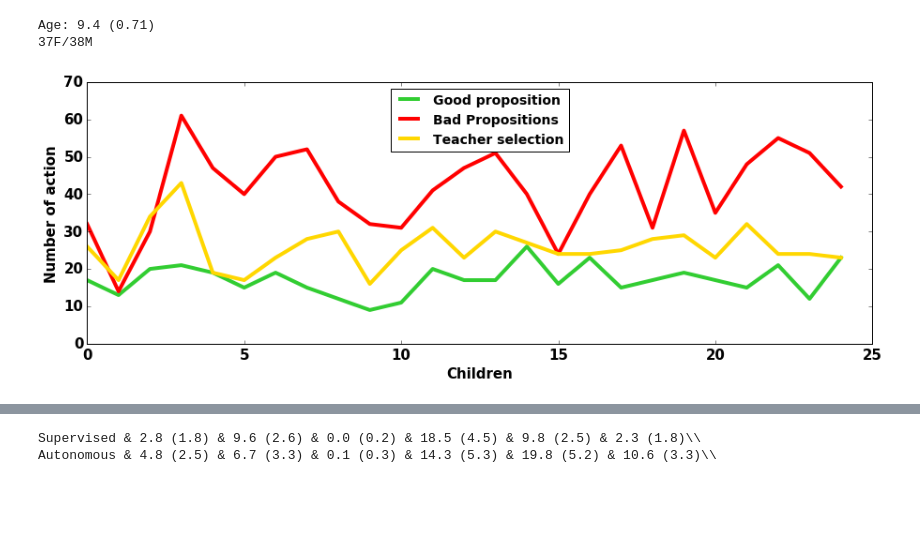
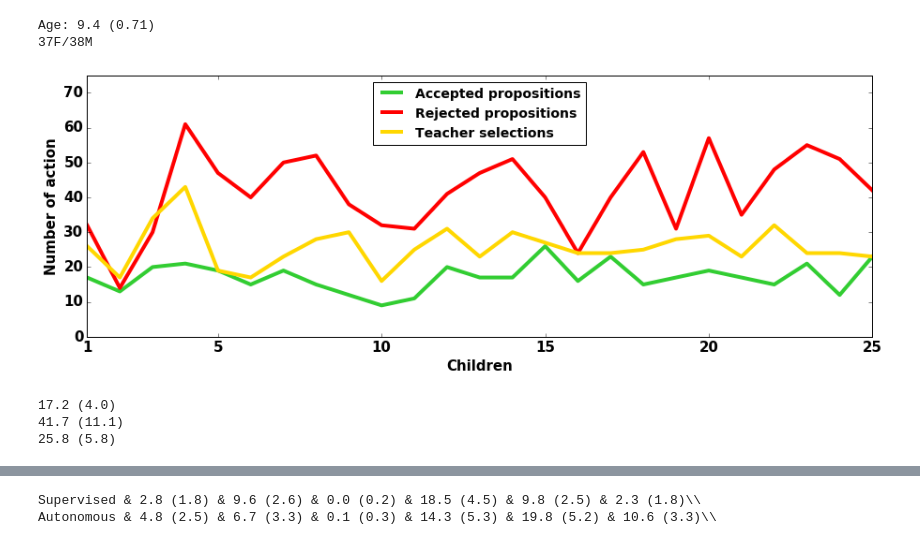
Before and after one commit to emmanuel-senft/data-foodchain, a Jupyter notebook: analyse.ipynb, the cells around one changed output, grey strips where cells are left out. Drawn from its saved outputs; the diff is of its cells as text; code cells hidden in the pictures; blank space fills up the shorter version.

```diff
--- a/analyse.ipynb
+++ b/analyse.ipynb
@@ -179,6 +266,8 @@ Age: 9.4 (0.71)
 37F/38M
 # %%
 #Supervisor
+
+#saving=True
 with open("supervisor.json",'r') as f:
     d=json.load(f)
 ratio=[]
@@ -204,38 +293,54 @@ for i, a in enumerate(d):
     n_autoexe[i]=len(a["autoexe"])
     n_enforced[i]=len(a["enforced"])
     n_reenforced[i]=len(a["reenforced"])
     n_doit[i]=len(a["doit"])
     n_select[i]=len(a["select"])
     n_cancel[i]=len(a["cancel"])
     n_remove[i]=len(a["remove"])
 
 saving=True
 f=plt.figure(figsize=(15,5))
+x=np.arange(25)+1
 n_good=n_autoexe+n_enforced+n_doit+n_reenforced
 n_bad=n_cancel + n_remove + n_skip - n_reenforced
 n_teacher = n_select - n_reenforced - n_enforced
 n_good_child=np.zeros(len(n_good)/4)
 n_bad_child=np.zeros(len(n_bad)/4)
 n_teacher_child=np.zeros(len(n_teacher)/4)
 for i in range(len(n_good_child)):
     n_good_child[i]=n_good[4*i]+n_good[4*i+1]+n_good[4*i+2]+n_good[4*i+3]
     n_bad_child[i]=n_bad[4*i]+n_bad[4*i+1]+n_bad[4*i+2]+n_bad[4*i+3]
     n_teacher_child[i]=n_teacher[4*i]+n_teacher[4*i+1]+n_teacher[4*i+2]+n_teacher[4*i+3]
 
-plt.plot(n_good_child,'limegreen',linewidth=4, label="Good proposition")
-plt.plot(n_bad_child,'r',linewidth=4, label="Bad Propositions")
-plt.plot(n_teacher_child,'gold',linewidth=4, label="Teacher selection")
+plt.plot(x,n_good_child,'limegreen',linewidth=4, label="Accepted propositions")
+plt.plot(x,n_bad_child,'r',linewidth=4, label="Rejected propositions")
+plt.plot(x,n_teacher_child,'gold',linewidth=4, label="Teacher selections")
 plt.ylabel("Number of action",**font)
 plt.xlabel("Children",**font)
 plt.legend(prop={'size': 14}, loc="upper center")
-
+plt.xticks(list(plt.xticks()[0]) + [1])
+plt.xlim(1,25)
+plt.ylim(0,75)
 #Add stats
 
 if saving:
     f.savefig(path+"summary_supervision.pdf",bbox_inches="tight")
 plt.show()
 # %% [output]
-[figure, old version]
+[figure, new version]
+# %%
+#Mean and standard deviation of actions
+
+print str(round(np.mean(n_good_child),1))+" ("+str(round(np.std(n_good_child),1))+")"
+print str(round(np.mean(n_bad_child),1))+" ("+str(round(np.std(n_bad_child),1))+")"
+print str(round(np.mean(n_teacher_child),1))+" ("+str(round(np.std(n_teacher_child),1))+")"
+
+g=np.sum(n_good_child)
+b=np.sum(n_bad_child)
+# %% [output]
+17.2 (4.0)
+41.7 (11.1)
+25.8 (5.8)
 # %%
 with open("supervised.json",'r') as f:
     json_supervised=json.load(f)
```
Also changed, not shown: parts of 8 cells of this notebook, 1 other file.
